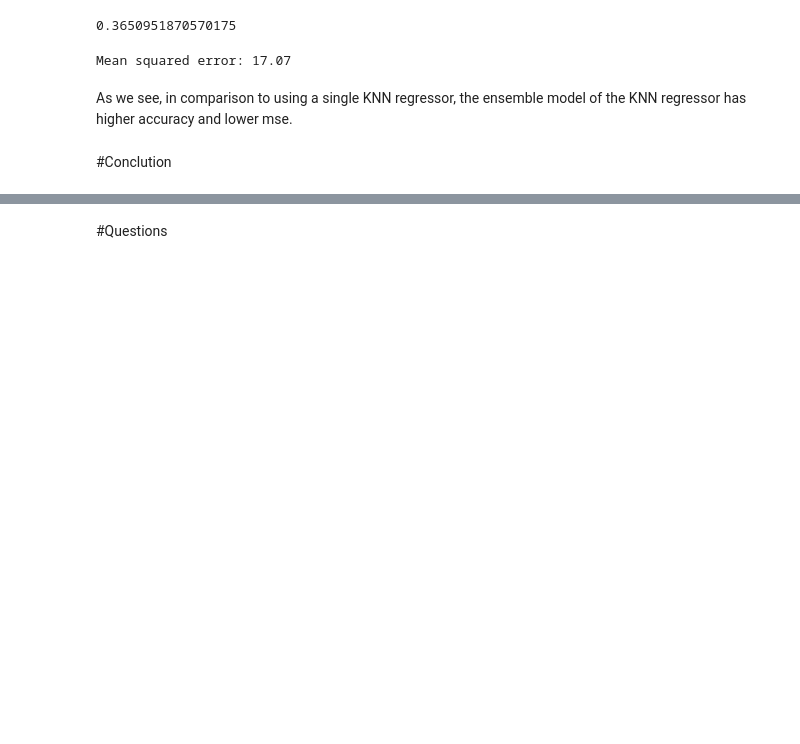
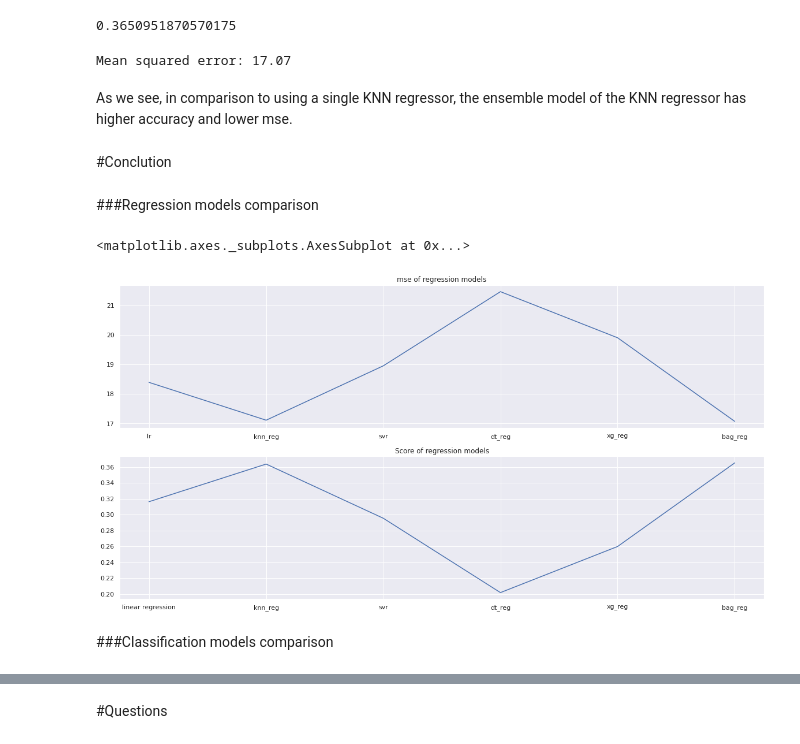
Before and after one commit to ZahraDehghani99/AI-Internship, a Jupyter notebook: Phase01_Review.ipynb, the cells around one changed output, grey strips where cells are left out. Saved outputs shown, nothing was run; the diff lists cells and outputs as text; code cells hidden in the pictures; blank space fills up the shorter version.

Commit message:
Plots of comparision of models added.

```diff
--- a/Phase01_Review.ipynb
+++ b/Phase01_Review.ipynb
@@ -1645,3 +1662,19 @@ Mean squared error: 17.07
 As we see, in comparison to using a single KNN regressor, the ensemble model of the KNN regressor has higher accuracy and lower mse.
 # %% [markdown]
 #Conclution
+# %% [markdown]
+###Regression models comparison
+# %%
+reg_mse=[['lr', 18.39] , ['knn_reg' ,17.11], ['svr', 18.95], ['dt_reg' ,21.46] ,['xg_reg' ,19.90], ['bag_reg' , 17.07]]
+reg_score = [['linear regression', 0.3162091923106457], ['knn_reg', 0.3636110430301961] ,['svr' ,0.2953609654958613], ['dt_reg', 0.2017325179165144], ['xg_reg', 0.25978875799962176], ['bag_reg', 0.3650951870570175]]
+# %%
+fig, axs = plt.subplots(nrows=2,ncols=1,figsize =(20, 10))
+axs[0].set_title("mse of regression models")
+sns.lineplot(y = [i[1] for i in reg_mse], x = [i[0] for i in reg_mse], ax= axs[0])
+axs[1].set_title("Score of regression models")
+sns.lineplot(y = [i[1] for i in reg_score], x = [i[0] for i in reg_score], ax= axs[1])
+# %% [output]
+<matplotlib.axes._subplots.AxesSubplot at 0x...>
+[figure, added]
+# %% [markdown]
+###Classification models comparison
```
Also changed, not shown: parts of 5 cells of this notebook.
